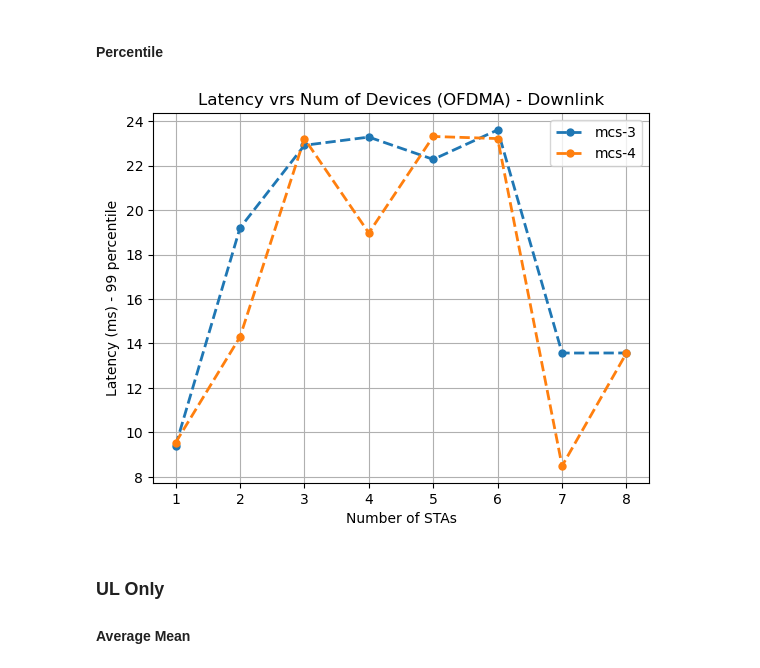
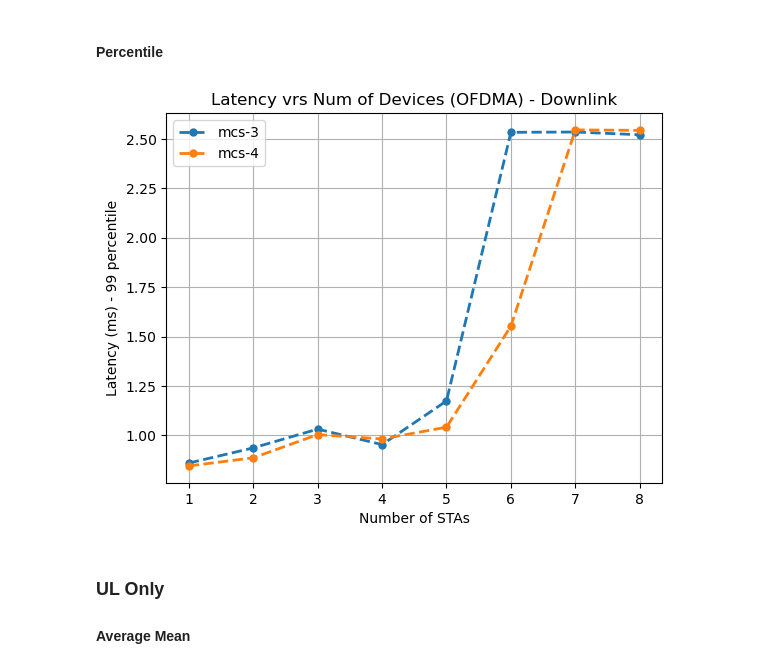
Before and after one commit to imec-idlab/ns3-when-to-use-what, a Jupyter notebook: scratch/wifi-ax-veloce/plotter.ipynb, the cells around one changed output. Cells and saved outputs as stored; diff of their text form; code cells hidden in the pictures.

```diff
--- a/scratch/wifi-ax-veloce/plotter.ipynb
+++ b/scratch/wifi-ax-veloce/plotter.ipynb
@@ -656,78 +596,48 @@ for mcs in range(5, 9):
 # %% [markdown]
 #### Percentile
 # %%
-dplt = pd.DataFrame()
-dict_for_data ={}
-
 for mcs in range(3, 5):
     dplt = pd.DataFrame()
+
     for runs in range(1, 6):
-        #ict_for_data["nSta"] = []
-        #dict_for_data["Avg Delay_{runs}".format(runs=runs)] = []
 
         for nSta in range(1, 9):
-            #read the file (AP)
-            #df_ap = pd.read_csv("OFDMA_only/{runs}-withOFDMA-{nSta}-mcs{mcs}/00:00:00:00:00:{ap_node}".format(runs=runs, nSta=nSta, mcs=mcs, ap_node=hex(nSta+1)[2:].zfill(2) ), delimiter="\t")
 
-            #drop irrelevant colums
-            #df_ap.drop(columns=["Generation_time", "Reception_time"], inplace=True, axis=1)
-
-            #dataframe per nSta
             df_nSta = pd.DataFrame()
-            #print(f"sta: {nSta}\n")
 
             for node in range(1, nSta + 1):
                 #read the file (STAs)
                 df_sta = pd.read_csv("OFDMA_only_DL/{runs}-withEDCA-{nSta}-mcs{mcs}/00:00:00:00:00:{sta_node}".format(runs=runs, nSta=nSta, mcs=mcs, sta_node=hex(node)[2:].zfill(2) ), delimiter="\t")
 
                 #drop *irrelevant colums
                 df_sta.drop(columns=["Received_from", "Generation_time", "Reception_time"], inplace=True, axis=1)
 
-                #group by packet_tag and find the mean delay of packets sent by the AP
-                df_sta_gb = df_sta.groupby('Packet_Tag', as_index=False).quantile(q=.99)
+                #concat to df_nSta
+                df_nSta = pd.concat([df_nSta, df_sta], ignore_index=True)
 
-                #Refill/recreate Received_from, populate with the mac of sta. Needed for inner join
-                #df_sta_gb["Received_from"] = pd.Series(["00:00:00:00:00:{sta_node}".format(sta_node=hex(node)[2:].zfill(2) )  for x in range(len(df_sta_gb.index ))])
-
-                #Inner join on 'Received_from', 'Packet_Tag'
-                #df_merged = pd.merge(df_sta_gb, df_ap, how='inner', on=['Received_from', 'Packet_Tag'])
-
-                #Create a roundtrip delay column
-                #df_merged["round_trip_time"] = pd.Series( df_merged['Delay_ms_x'] + df_merged['Delay_ms_y'])
-
-                #print(f"df_merged: {runs} \n{df_merged.shape}")
-
-                #append the two dataframes
-                df_nSta = pd.concat([df_nSta, df_sta_gb], ignore_index=True)
-
-                #print(f"df_nSta: {runs} \n{df_nSta.shape}")
-
-            #append nSta
-            #dict_for_data["nSta"].append(nSta)
-            #append the average round trip time per nSta
-            #dict_for_data["Avg Delay_{runs}".format(runs=runs)].append(df_nSta["round_trip_time"])
+            #label as number of station
             df_nSta["nSta"] = pd.Series([nSta  for x in range(len(df_nSta.index ))])
 
+            #concat to
             dplt = pd.concat([dplt, df_nSta], ignore_index=True)
 
 
-    #dplt = pd.DataFrame(dict_for_data)
     dplt.drop(columns=[ "Packet_Tag"], inplace=True, axis=1)
 
     to_plot = dplt.groupby('nSta', as_index=False).quantile(q=.99)
 
     #print(f"dplt: \n{dplt.head()}")
     #dplt["Avg Delay"] = dplt.iloc[:, 1:].mean(axis=1)
     plt.plot(to_plot["nSta"], to_plot["Delay_ms"], linestyle='dashed', linewidth = 2,
         marker='o', markersize=5, label="mcs-{mcs}".format(mcs=mcs))
     plt.xlabel("Number of STAs")
     plt.ylabel("Latency (ms) - 99 percentile")
     plt.legend()
     plt.grid(True)
     plt.title("Latency vrs Num of Devices (OFDMA) - Downlink")
-    plt.savefig("OFDMA_DownLink_Percentile_mcs_3_4.png", dpi=500)
+    #plt.savefig("OFDMA_DownLink_Percentile_mcs_3_4.png", dpi=500)
 # %% [output]
-[figure, old version]
+[figure, new version]
 # %% [markdown]
 ### UL Only
 
```
Also changed, not shown: parts of 8 cells of this notebook.
